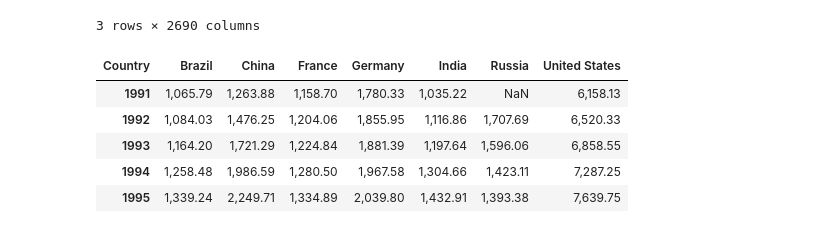
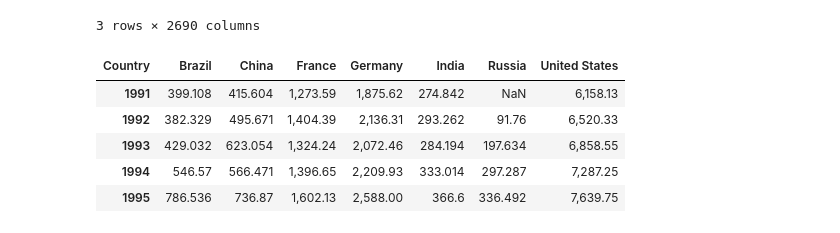
Before and after one commit to juanjohn/globalisation_indian_context, a Jupyter notebook: McKinsey_report.ipynb, the cells around one changed output. Cells and saved outputs as stored; diff of their text form; code cells hidden in the pictures.

```diff
--- a/McKinsey_report.ipynb
+++ b/McKinsey_report.ipynb
@@ -43,18 +43,18 @@ df.loc[df['Country']=='IND'].head(n=3)
 3 rows × 2690 columns
 # %%
 df_m = pd.read_csv('Copy of WEO_Data.csv', index_col=0)
-df_m2 = df_m.loc[df_m["Units"]=="Purchasing power parity; international dollars"]
+df_m2 = df_m.loc[df_m["Units"]=="U.S. dollars"] #U.S. dollars, Purchasing power parity; international dollars
 
 df_m3 = df_m2.drop(['Subject Descriptor', 'Subject Notes', 'Units', 'Scale', 'Country/Series-specific Notes', 'Estimates Start After'], axis=1)
 df_m4 = df_m3.T
 df_m4.head()
 # %% [output]
 | Country | Brazil | China | France | Germany | India | Russia | United States |
-| 1991 | 1,065.79 | 1,263.88 | 1,158.70 | 1,780.33 | 1,035.22 | NaN | 6,158.13 |
-| 1992 | 1,084.03 | 1,476.25 | 1,204.06 | 1,855.95 | 1,116.86 | 1,707.69 | 6,520.33 |
-| 1993 | 1,164.20 | 1,721.29 | 1,224.84 | 1,881.39 | 1,197.64 | 1,596.06 | 6,858.55 |
-| 1994 | 1,258.48 | 1,986.59 | 1,280.50 | 1,967.58 | 1,304.66 | 1,423.11 | 7,287.25 |
-| 1995 | 1,339.24 | 2,249.71 | 1,334.89 | 2,039.80 | 1,432.91 | 1,393.38 | 7,639.75 |
+| 1991 | 399.108 | 415.604 | 1,273.59 | 1,875.62 | 274.842 | NaN | 6,158.13 |
+| 1992 | 382.329 | 495.671 | 1,404.39 | 2,136.31 | 293.262 | 91.76 | 6,520.33 |
+| 1993 | 429.032 | 623.054 | 1,324.24 | 2,072.46 | 284.194 | 197.634 | 6,858.55 |
+| 1994 | 546.57 | 566.471 | 1,396.65 | 2,209.93 | 333.014 | 297.287 | 7,287.25 |
+| 1995 | 786.536 | 736.87 | 1,602.13 | 2,588.00 | 366.6 | 336.492 | 7,639.75 |
 # %%
 df_m4['Year'] = df_m4.index.values
 df_m4['Year'] = pd.to_datetime(df_m4.Year, format='%Y')
```
Also changed, not shown: parts of 5 cells of this notebook.
